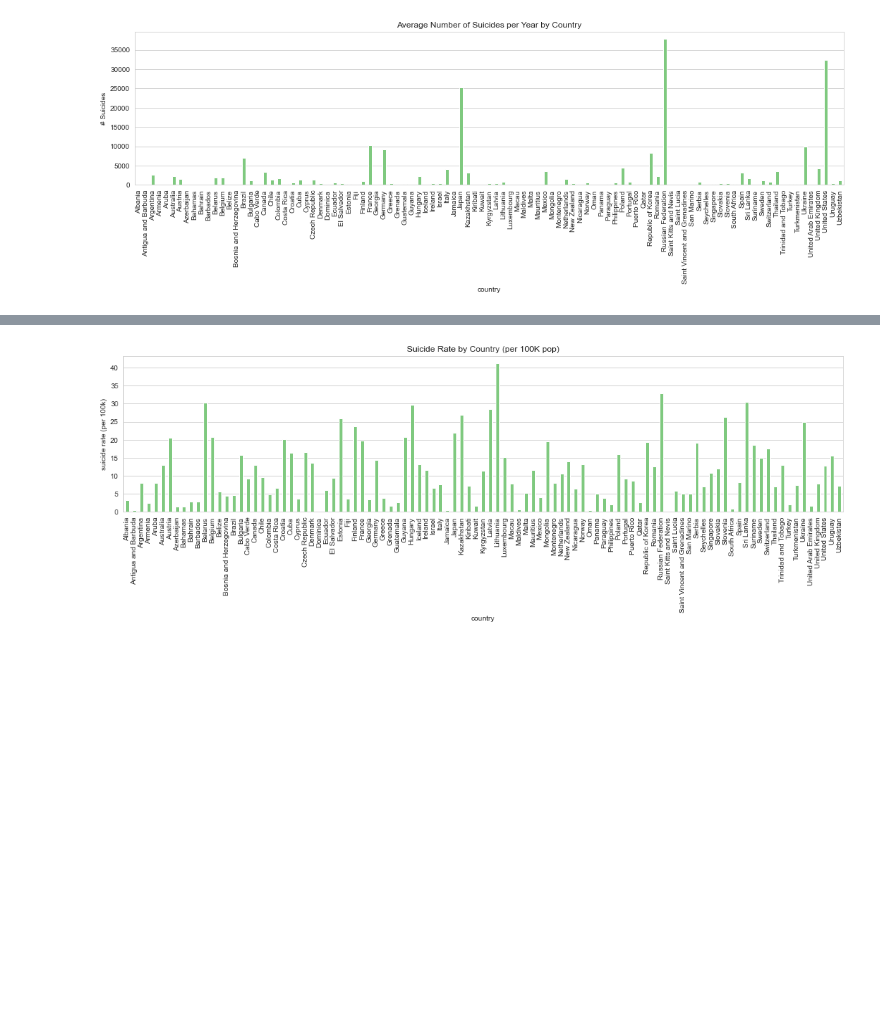
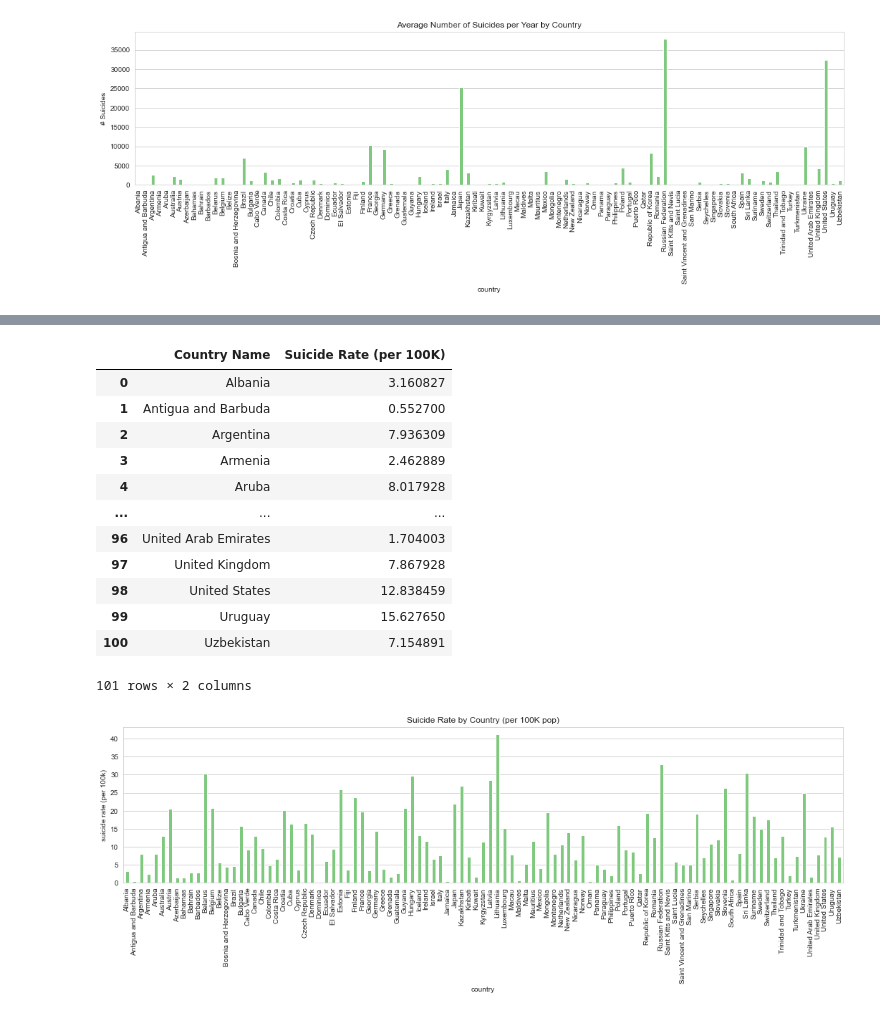
Before and after one commit to CombustingRats/suicides_analysis, a Jupyter notebook: suicide_analysis.ipynb, the cells around one changed output, grey strips where cells are left out. Drawn from its saved outputs; the diff is of its cells as text; code cells hidden in the pictures; blank space fills up the shorter version.

```diff
--- a/suicide_analysis.ipynb
+++ b/suicide_analysis.ipynb
@@ -129,3 +145,21 @@ plt.grid(axis='x')
+# %%
+sr_country = ((gb_country['suicides_no'] / gb_country['population']) * (10**5)).reset_index()
+sr_country.columns=['Country Name', 'Suicide Rate (per 100K)']
+sr_country
+# %% [output]
+|  | Country Name | Suicide Rate (per 100K) |
+| 0 | Albania | 3.160827 |
+| 1 | Antigua and Barbuda | 0.552700 |
+| 2 | Argentina | 7.936309 |
+| 3 | Armenia | 2.462889 |
+| 4 | Aruba | 8.017928 |
+| ... | ... | ... |
+| 96 | United Arab Emirates | 1.704003 |
+| 97 | United Kingdom | 7.867928 |
+| 98 | United States | 12.838459 |
+| 99 | Uruguay | 15.627650 |
+| 100 | Uzbekistan | 7.154891 |
+101 rows × 2 columns
 # %%
 plt.figure(figsize=(18,4))
 gb_country = df.groupby('country').sum()
```
Also changed, not shown: parts of 7 cells of this notebook, 2 other files.
